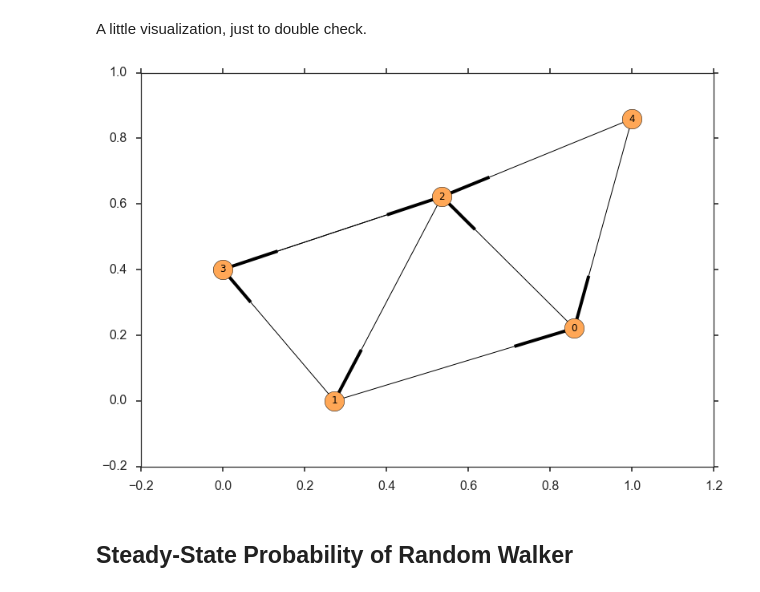
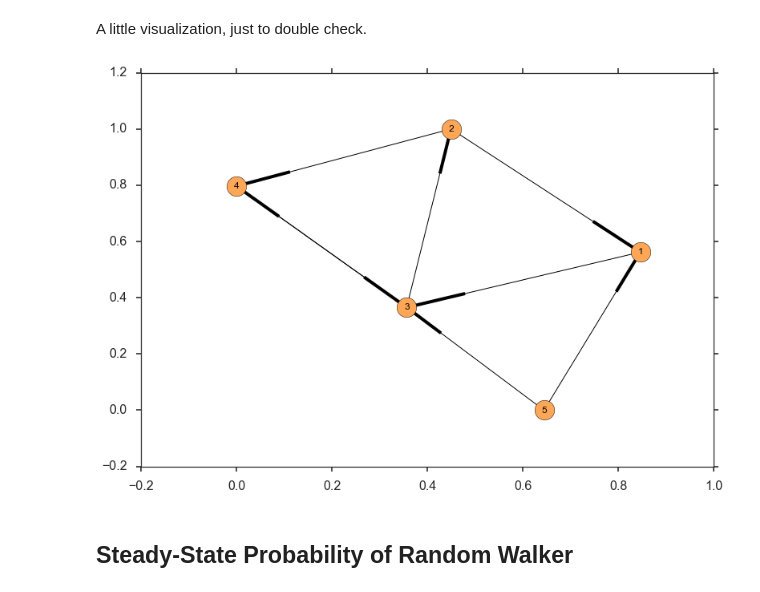
Before and after one commit to camillescott/ucd-ecs253, a Jupyter notebook: ECS253 - Homework 1.ipynb, the cells around one changed output. Saved outputs shown, nothing was run; the diff lists cells and outputs as text; code cells hidden in the pictures.

```diff
--- a/ECS253 - Homework 1.ipynb
+++ b/ECS253 - Homework 1.ipynb
@@ -26,10 +28,11 @@ print(A_directed)
 A little visualization, just to double check.
 # %%
 nx.draw_networkx(nx.DiGraph(data=A_directed.T),
+                 labels=dict(zip(range(len(A_directed)), range(1, len(A_directed)+1))),
                  node_size=600,
                  node_color=sns.xkcd_rgb["pale orange"])
 # %% [output]
-[figure, old version]
+[figure, new version]
 # %% [markdown]
 ## Steady-State Probability of Random Walker
 # %% [markdown]
```
Also changed, not shown: parts of 6 cells of this notebook, 2 other files.
